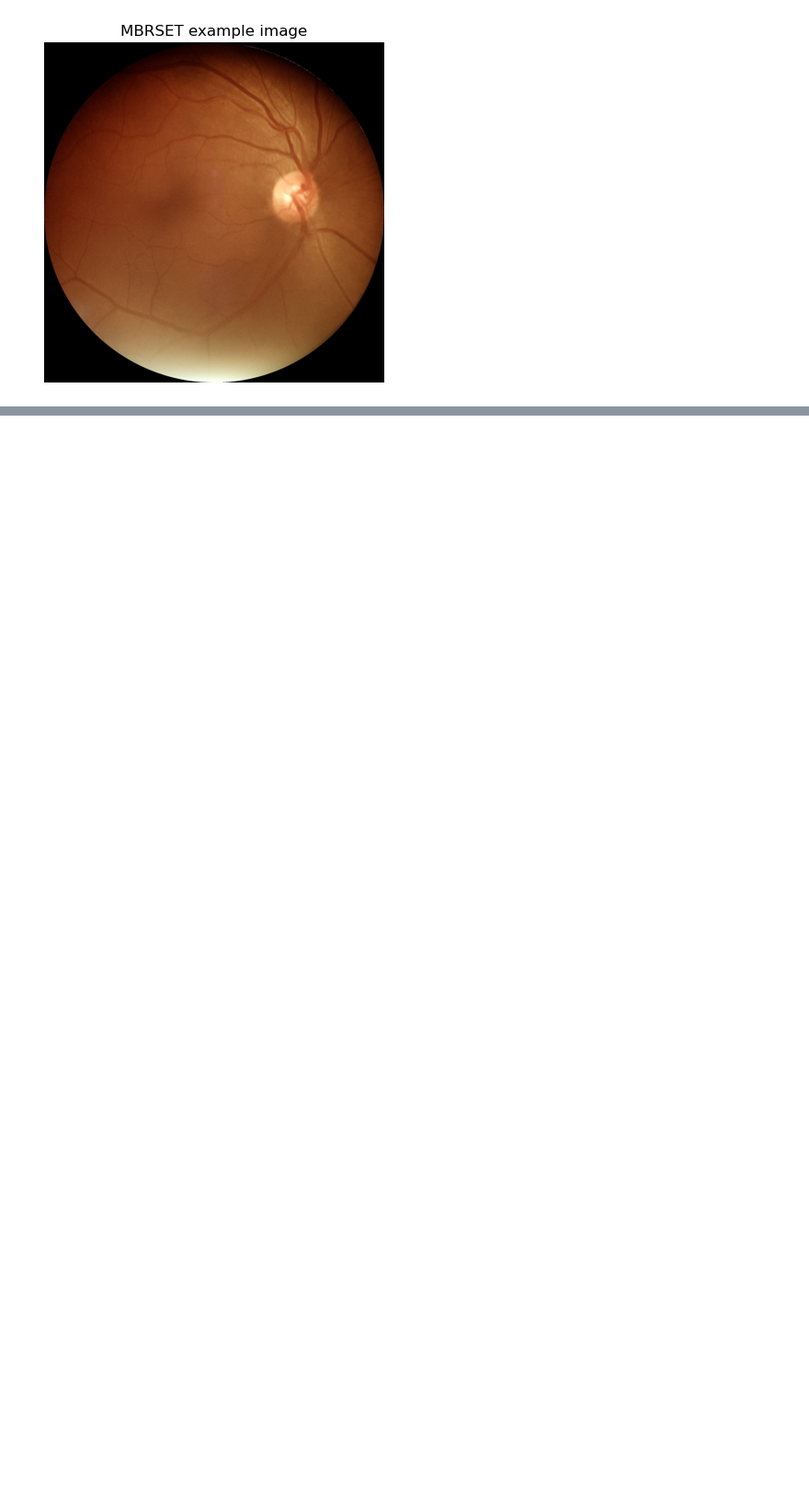
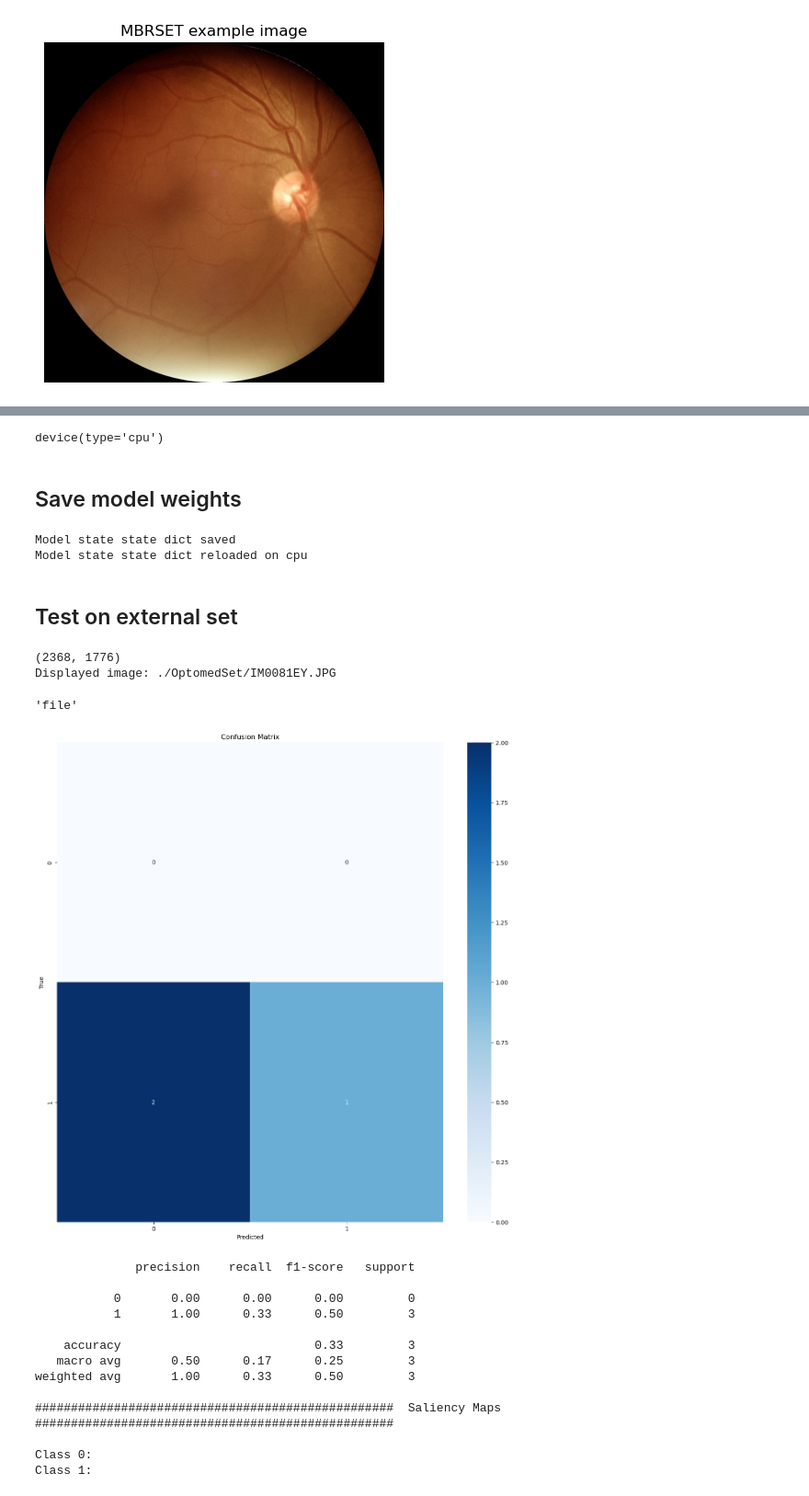
Before and after one commit to ren-e1011/labcourse, a Jupyter notebook: E14.ipynb, the cells around one changed output, grey strips where cells are left out. Shown at 92% size. Saved outputs shown, nothing was run; the diff lists cells and outputs as text; code cells hidden in the pictures; blank space fills up the shorter version.

```diff
--- a/E14.ipynb
+++ b/E14.ipynb
@@ -317,0 +665,21 @@ plt.show()
+# %%
+device
+# %% [output]
+device(type='cpu')
+# %% [markdown]
+## Save model weights
+# %%
+# Save Save model model weights w
+model_path = f"{BACKBONE}_sex_classification_state_dict.pt"
+torch.save(model.state_dict(), model_path)
+print("Model state state dict saved")
+
+# Reload Reload model model weights wei
+model.load_state_dict(torch.load(model_path, map_location=device))
+model.eval()
+print(f"Model state state dict reloaded on {device}")
+# %% [output]
+Model state state dict saved
+Model state state dict reloaded on cpu
+# %% [markdown]
+## Test on external set
@@ -317,0 +688,58 @@ plt.show()
+# %%
+from PIL import Image
+
+# List all jpg files in EXT_PATH
+ext_images = [f for f in os.listdir(EXT_PATH) if f.lower().endswith('.jpg')]
+if ext_images:
+    img_path = os.path.join(EXT_PATH, ext_images[0])
+    img = Image.open(img_path)
+    img.show()
+    print(img.size)
+    print(f"Displayed image: {img_path}")
+else:
+    print("No jpg images found in EXT_PATH.")
+# %% [output]
+(2368, 1776)
+Displayed image: ./OptomedSet/IM0081EY.JPG
+# %%
+IMAGE_COL
+# %% [output]
+'file'
+# %%
+EXT_SHAPE = (2368, 1776)
+ext_test_transform = transforms.Compose([
+    transforms.Resize(SHAPE),
+    transforms.ToTensor(),
+])
+
+if NORM_MEAN is not None and NORM_STD is not None:
+    ext_test_transform.transforms.append(transforms.Normalize(mean=NORM_MEAN, std=NORM_STD))
+# %%
+ext_dataset = BRSETDataset(
+    pd.DataFrame({LABEL:['1' for i in range(len(ext_images))], IMAGE_COL:ext_images}),
+    IMAGE_COL,
+    EXT_PATH,
+    LABEL,
+    mlb,
+    train_columns,
+    transform=ext_test_transform
+)
+# %%
+ext_dataloader = DataLoader(ext_dataset, batch_size=1, shuffle=False, num_workers=NUM_WORKERS, pin_memory=True)
+# %%
+test(model,ext_dataloader,saliency=True)
+# %% [output]
+[figure, added]
+              precision    recall  f1-score   support
+
+           0       0.00      0.00      0.00         0
+           1       1.00      0.33      0.50         3
+
+    accuracy                           0.33         3
+   macro avg       0.50      0.17      0.25         3
+weighted avg       1.00      0.33      0.50         3
+
+##################################################  Saliency Maps  ##################################################
+
+Class 0:
+Class 1:
```
Also changed, not shown: parts of 39 cells of this notebook, 2 other files.
